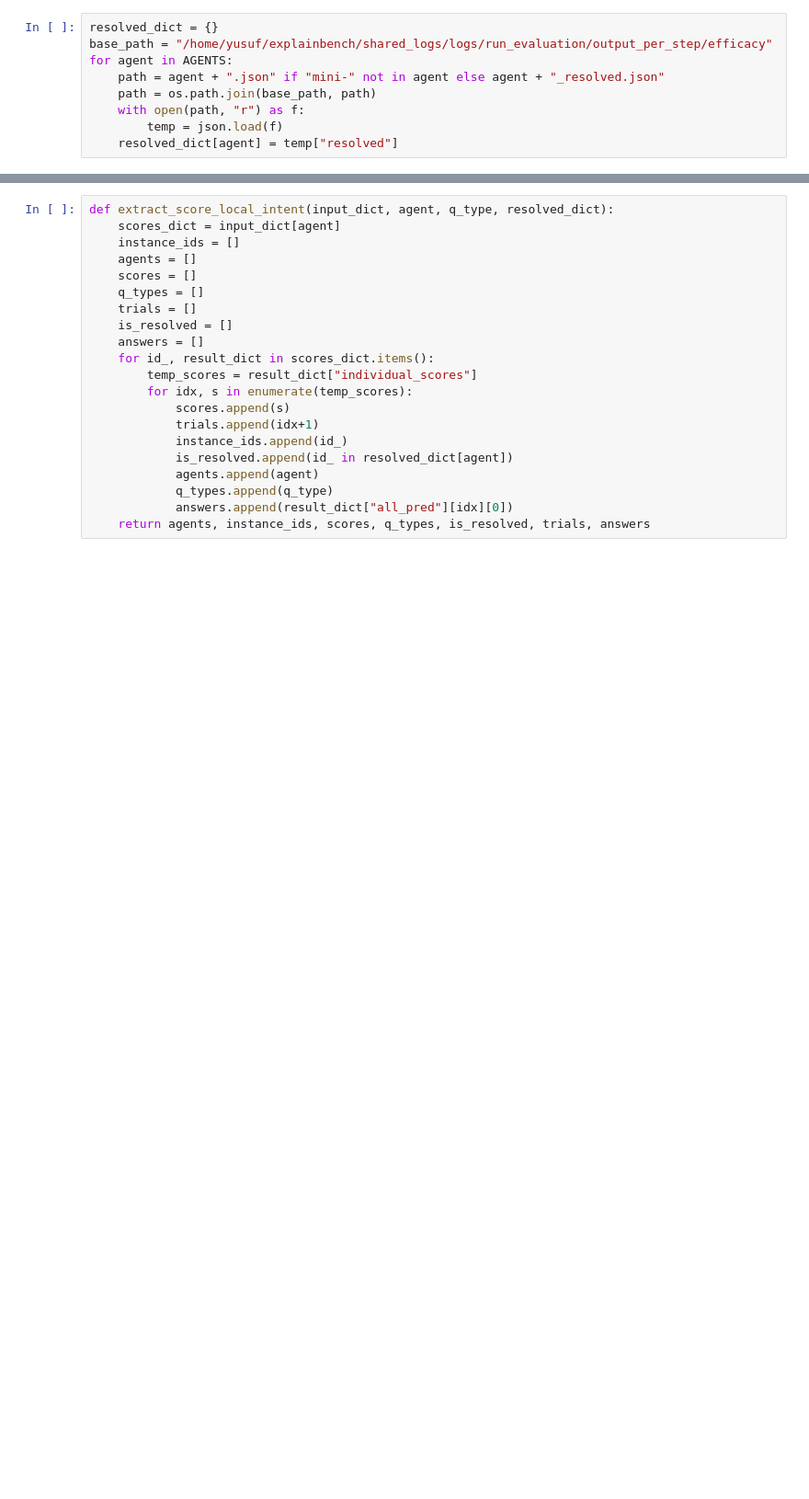
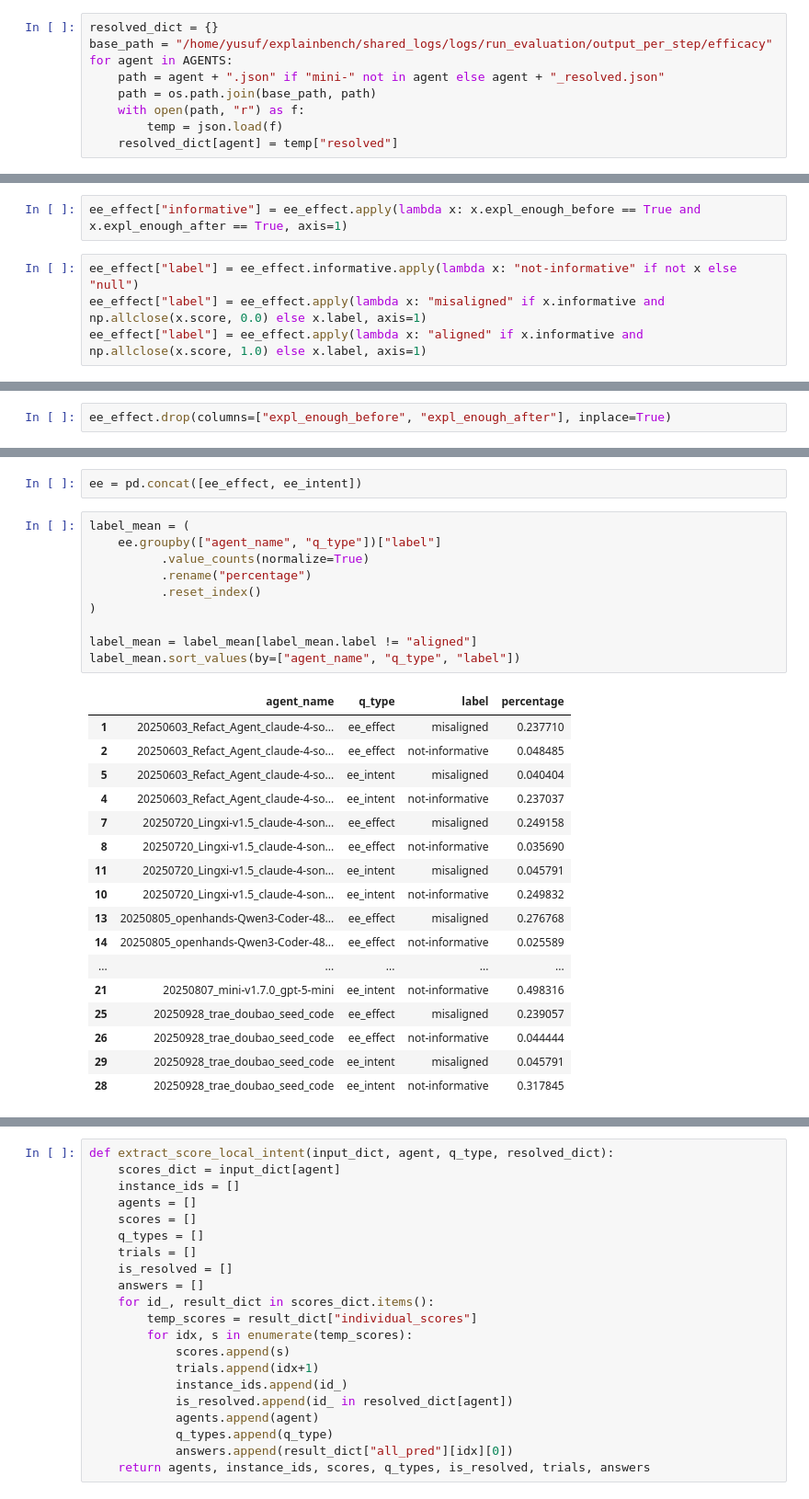
Before and after one commit to pan2013e/explainbench, a Jupyter notebook: results_analysis/rq2_analysis.ipynb, the cells around one changed output, grey strips where cells are left out. Shown at 92% size. Drawn from its saved outputs; the diff is of its cells as text; blank space fills up the shorter version.

```diff
--- a/results_analysis/rq2_analysis.ipynb
+++ b/results_analysis/rq2_analysis.ipynb
@@ -26,0 +222,6 @@ for agent in AGENTS:
+# %%
+ee_effect["informative"] = ee_effect.apply(lambda x: x.expl_enough_before == True and x.expl_enough_after == True, axis=1)
+# %%
+ee_effect["label"] = ee_effect.informative.apply(lambda x: "not-informative" if not x else "null")
+ee_effect["label"] = ee_effect.apply(lambda x: "misaligned" if x.informative and np.allclose(x.score, 0.0) else x.label, axis=1)
+ee_effect["label"] = ee_effect.apply(lambda x: "aligned" if x.informative and np.allclose(x.score, 1.0) else x.label, axis=1)
@@ -26,0 +235,2 @@ for agent in AGENTS:
+# %%
+ee_effect.drop(columns=["expl_enough_before", "expl_enough_after"], inplace=True)
@@ -26,0 +244,30 @@ for agent in AGENTS:
+# %%
+ee = pd.concat([ee_effect, ee_intent])
+# %%
+label_mean = (
+    ee.groupby(["agent_name", "q_type"])["label"]
+          .value_counts(normalize=True)
+          .rename("percentage")
+          .reset_index()
+)
+
+label_mean = label_mean[label_mean.label != "aligned"]
+label_mean.sort_values(by=["agent_name", "q_type", "label"])
+# %% [output]
+|  | agent_name | q_type | label | percentage |
+| 1 | 20250603_Refact_Agent_claude-4-so... | ee_effect | misaligned | 0.237710 |
+| 2 | 20250603_Refact_Agent_claude-4-so... | ee_effect | not-informative | 0.048485 |
+| 5 | 20250603_Refact_Agent_claude-4-so... | ee_intent | misaligned | 0.040404 |
+| 4 | 20250603_Refact_Agent_claude-4-so... | ee_intent | not-informative | 0.237037 |
+| 7 | 20250720_Lingxi-v1.5_claude-4-son... | ee_effect | misaligned | 0.249158 |
+| 8 | 20250720_Lingxi-v1.5_claude-4-son... | ee_effect | not-informative | 0.035690 |
+| 11 | 20250720_Lingxi-v1.5_claude-4-son... | ee_intent | misaligned | 0.045791 |
+| 10 | 20250720_Lingxi-v1.5_claude-4-son... | ee_intent | not-informative | 0.249832 |
+| 13 | 20250805_openhands-Qwen3-Coder-48... | ee_effect | misaligned | 0.276768 |
+| 14 | 20250805_openhands-Qwen3-Coder-48... | ee_effect | not-informative | 0.025589 |
+| ... | ... | ... | ... | ... |
+| 21 | 20250807_mini-v1.7.0_gpt-5-mini | ee_intent | not-informative | 0.498316 |
+| 25 | 20250928_trae_doubao_seed_code | ee_effect | misaligned | 0.239057 |
+| 26 | 20250928_trae_doubao_seed_code | ee_effect | not-informative | 0.044444 |
+| 29 | 20250928_trae_doubao_seed_code | ee_intent | misaligned | 0.045791 |
+| 28 | 20250928_trae_doubao_seed_code | ee_intent | not-informative | 0.317845 |
```
Also changed, not shown: parts of 72 cells of this notebook.
